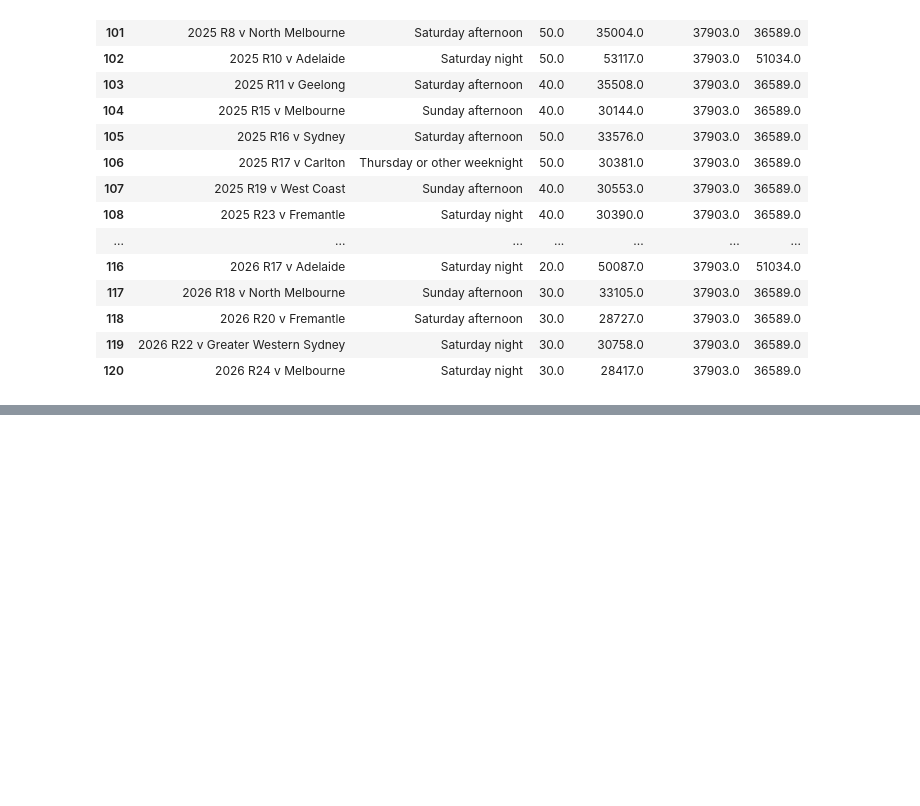
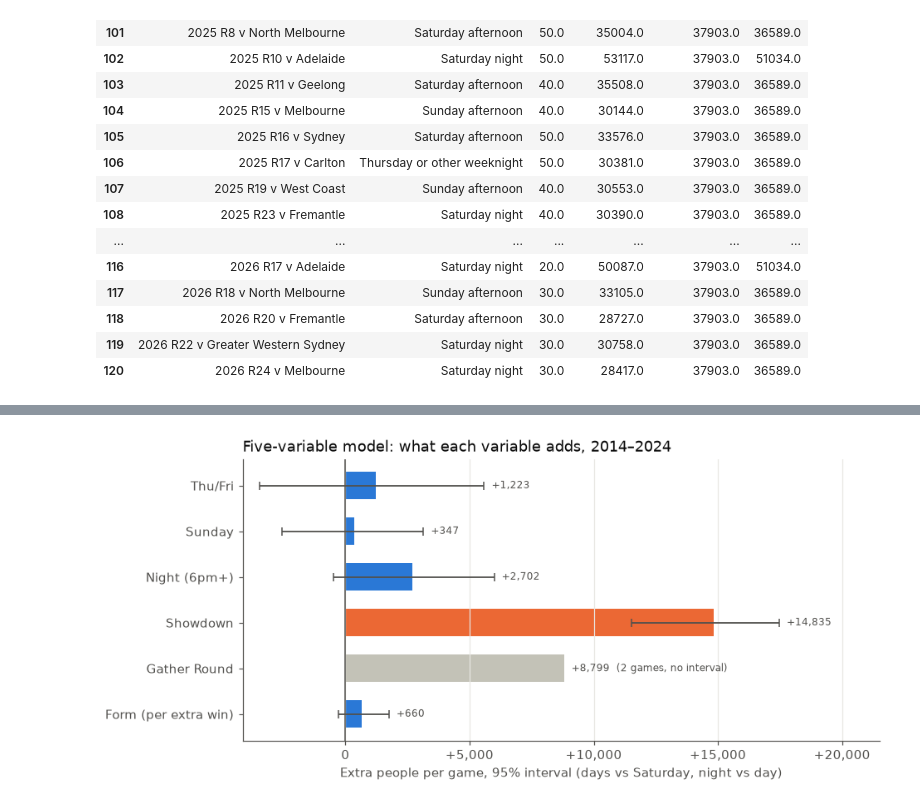
Before and after one commit to pete1729/afl-analytics, a Jupyter notebook: notebooks/09_port_home_attendance.ipynb, the cells around one changed output, grey strips where cells are left out. Drawn from its saved outputs; the diff is of its cells as text; code cells hidden in the pictures; blank space fills up the shorter version.

```diff
--- a/notebooks/09_port_home_attendance.ipynb
+++ b/notebooks/09_port_home_attendance.ipynb
@@ -348,0 +366,19 @@ ordered[["label", "slot", "form", "attendance", "pred_Baseline", f"pred_{CHOSEN}
+# %%
+# The same home games as before, plus Port's home Gather Round games
+games5 = matches[is_home].copy()
+games5["gather"] = is_gather[is_home]
+games5["showdown"] = games5["away"] == "Adelaide"
+day = games5["start"].dt.day_name()
+games5["day"] = day.where(day.isin(["Saturday", "Sunday"]), "Thu/Fri")
+games5["night"] = games5["start"].dt.hour >= 18
+games5["label"] = (games5["season"].astype(str) + " R" + games5["round"].str.removeprefix("Round ")
+                   + " v " + games5["away"] + np.where(games5["gather"], " (Gather)", ""))
+games5 = games5.sort_values("start").reset_index(drop=True)
+train5 = games5[games5["season"].isin(TRAIN)].copy()
+test5 = games5[games5["season"].isin(TEST)].copy()
+
+print(f"Training games: {len(train5)} (Gather Round: {train5['gather'].sum()}), "
+      f"test games: {len(test5)} (Gather Round: {test5['gather'].sum()})")
+print("Weekdays grouped into Thu/Fri:", sorted(day[~day.isin(['Saturday', 'Sunday'])].unique()))
+print("Training games by day and night:")
+pd.crosstab(train5["day"], train5["night"].map({True: "night (6pm+)", False: "day"}))
@@ -348,0 +443,26 @@ ordered[["label", "slot", "form", "attendance", "pred_Baseline", f"pred_{CHOSEN}
+# %%
+shown = table5.drop("intercept").iloc[::-1]
+fig, ax = plt.subplots(figsize=(9, 4))
+y = np.arange(len(shown))
+colours = [GREY if name == "Gather Round" else ORANGE if name == "Showdown" else BLUE for name in shown.index]
+ax.barh(y, shown["coefficient"], color=colours, height=0.6)
+has_ci = shown["low"].notna()
+ax.errorbar(shown.loc[has_ci, "coefficient"], y[has_ci.to_numpy()],
+            xerr=[shown.loc[has_ci, "coefficient"] - shown.loc[has_ci, "low"],
+                  shown.loc[has_ci, "high"] - shown.loc[has_ci, "coefficient"]],
+            fmt="none", ecolor=INK, elinewidth=1.2, capsize=3)
+for yi, (name, row) in zip(y, shown.iterrows()):
+    right = row["high"] if pd.notna(row["high"]) else row["coefficient"]
+    note = f"{row['coefficient']:+,.0f}" + ("  (2 games, no interval)" if name == "Gather Round" else "")
+    ax.annotate(note, (max(right, 0), yi), xytext=(6, 0), textcoords="offset points",
+                va="center", fontsize=8, color=INK)
+ax.axvline(0, color=INK, linewidth=1)
+ax.set_yticks(y, shown.index)
+ax.set_xlim(min(-4000, shown["low"].min() * 1.2), shown["coefficient"].max() * 1.45)
+ax.xaxis.set_major_formatter(lambda v, _: f"{v:+,.0f}" if v else "0")
+ax.set_xlabel("Extra people per game, 95% interval (days vs Saturday, night vs day)")
+ax.set_title("Five-variable model: what each variable adds, 2014–2024", loc="left", color=TITLE)
+ax.grid(axis="y", visible=False)
+plt.show()
+# %% [output]
+[figure, added]
```
Also changed, not shown: parts of 6 cells of this notebook.
